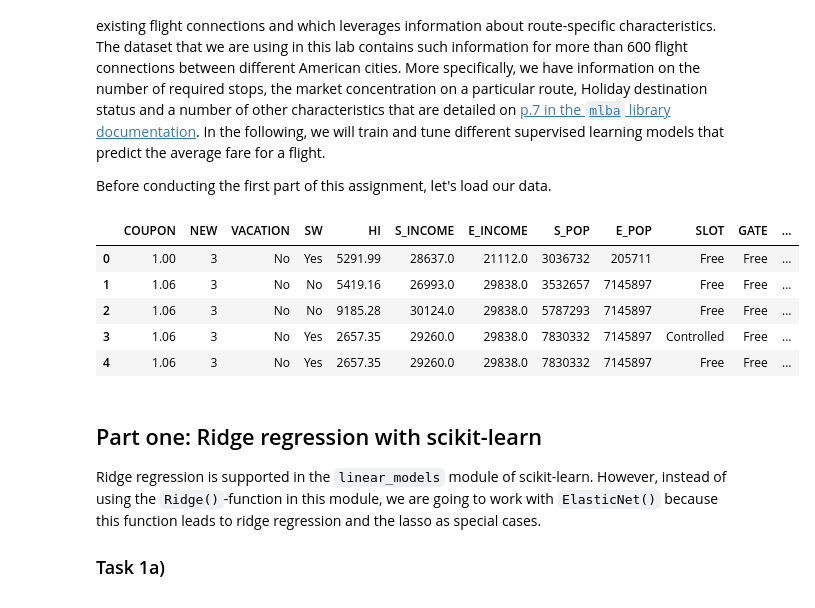
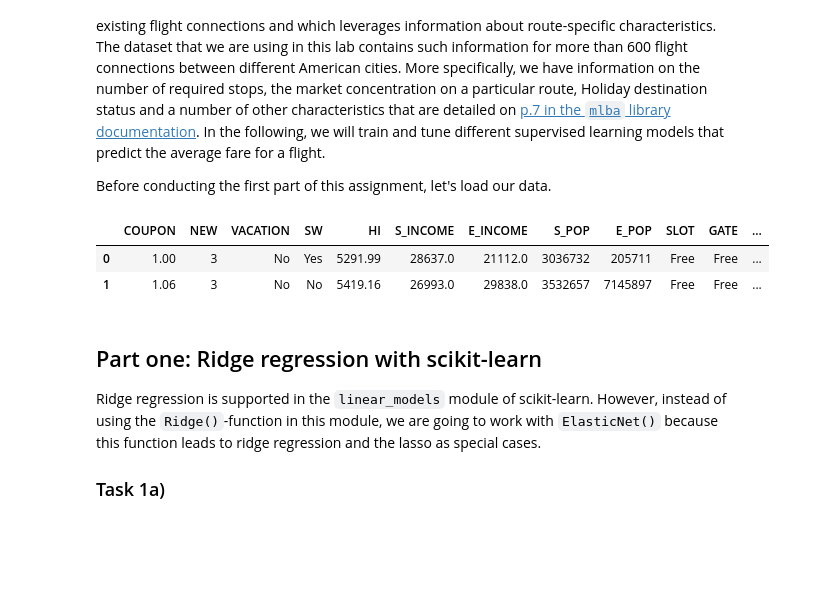
Before and after one commit to manswirfelt/assignment4, a Jupyter notebook: Assignment_4/Assignment4_py_template.ipynb, the cells around one changed output. Cells and saved outputs as stored; diff of their text form; code cells hidden in the pictures; blank space fills up the shorter version.

Commit message:
head2_test

```diff
--- a/Assignment_4/Assignment4_py_template.ipynb
+++ b/Assignment_4/Assignment4_py_template.ipynb
@@ -10,21 +10,18 @@ Before conducting the first part of this assignment, let's load our data.
 # %%
 import numpy as np # test comment
 import pandas as pd
 import os
 import matplotlib.pyplot as plt
 import warnings
 
 Airfares = pd.read_csv("Airfares.csv.gz") # Adjust file path if necessary
 Airfares = Airfares.drop(columns=["S_CODE", "S_CITY", "E_CODE", "E_CITY"])
 
-Airfares.head()
+Airfares.head(2)
 # %% [output]
 |  | COUPON | NEW | VACATION | SW | HI | S_INCOME | E_INCOME | S_POP | E_POP | SLOT | GATE | ... |
 | 0 | 1.00 | 3 | No | Yes | 5291.99 | 28637.0 | 21112.0 | 3036732 | 205711 | Free | Free | ... |
 | 1 | 1.06 | 3 | No | No | 5419.16 | 26993.0 | 29838.0 | 3532657 | 7145897 | Free | Free | ... |
-| 2 | 1.06 | 3 | No | No | 9185.28 | 30124.0 | 29838.0 | 5787293 | 7145897 | Free | Free | ... |
-| 3 | 1.06 | 3 | No | Yes | 2657.35 | 29260.0 | 29838.0 | 7830332 | 7145897 | Controlled | Free | ... |
-| 4 | 1.06 | 3 | No | Yes | 2657.35 | 29260.0 | 29838.0 | 7830332 | 7145897 | Free | Free | ... |
 # %% [markdown]
 ## Part one: Ridge regression with scikit-learn
 Ridge regression is supported in the `linear_models` module of scikit-learn. However, instead of using the `Ridge()`-function in this module, we are going to work with `ElasticNet()` because this function leads to ridge regression and the lasso as special cases.
```
